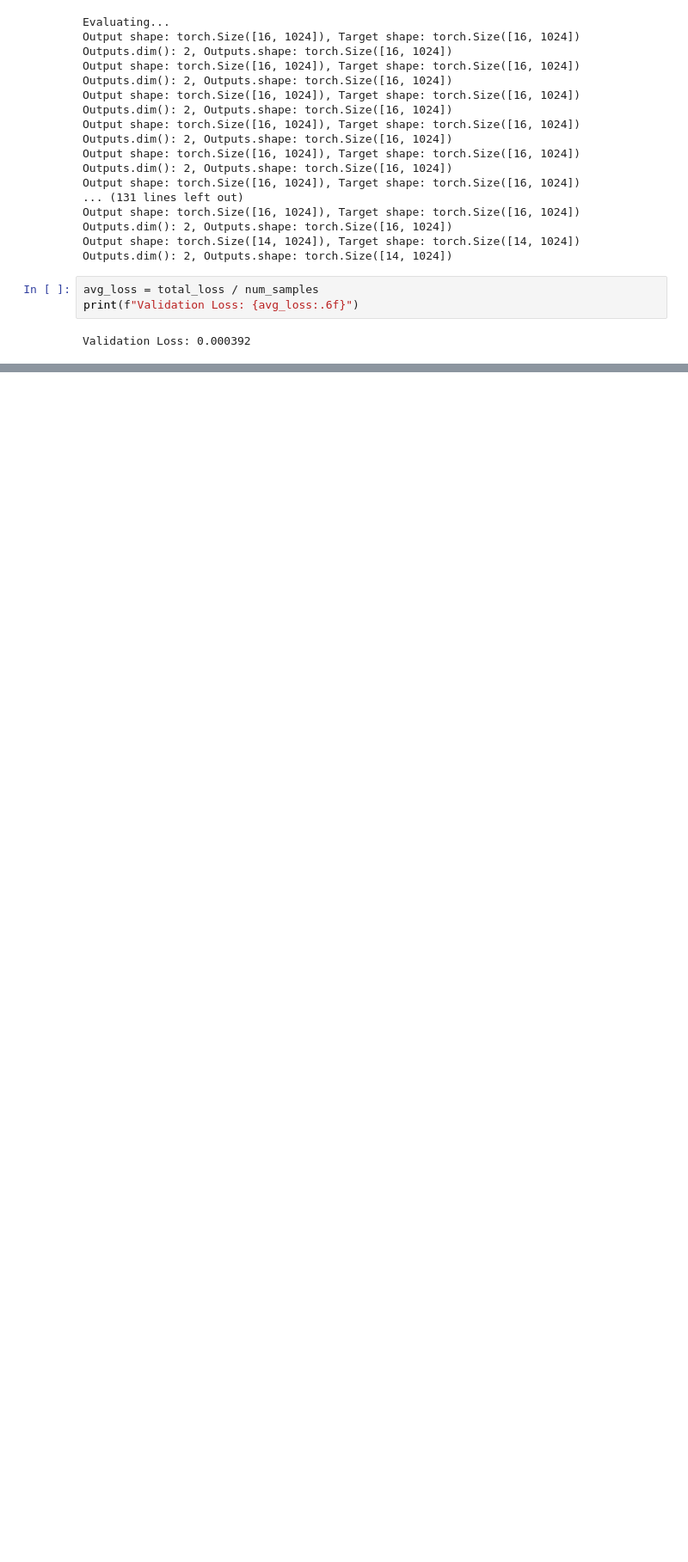
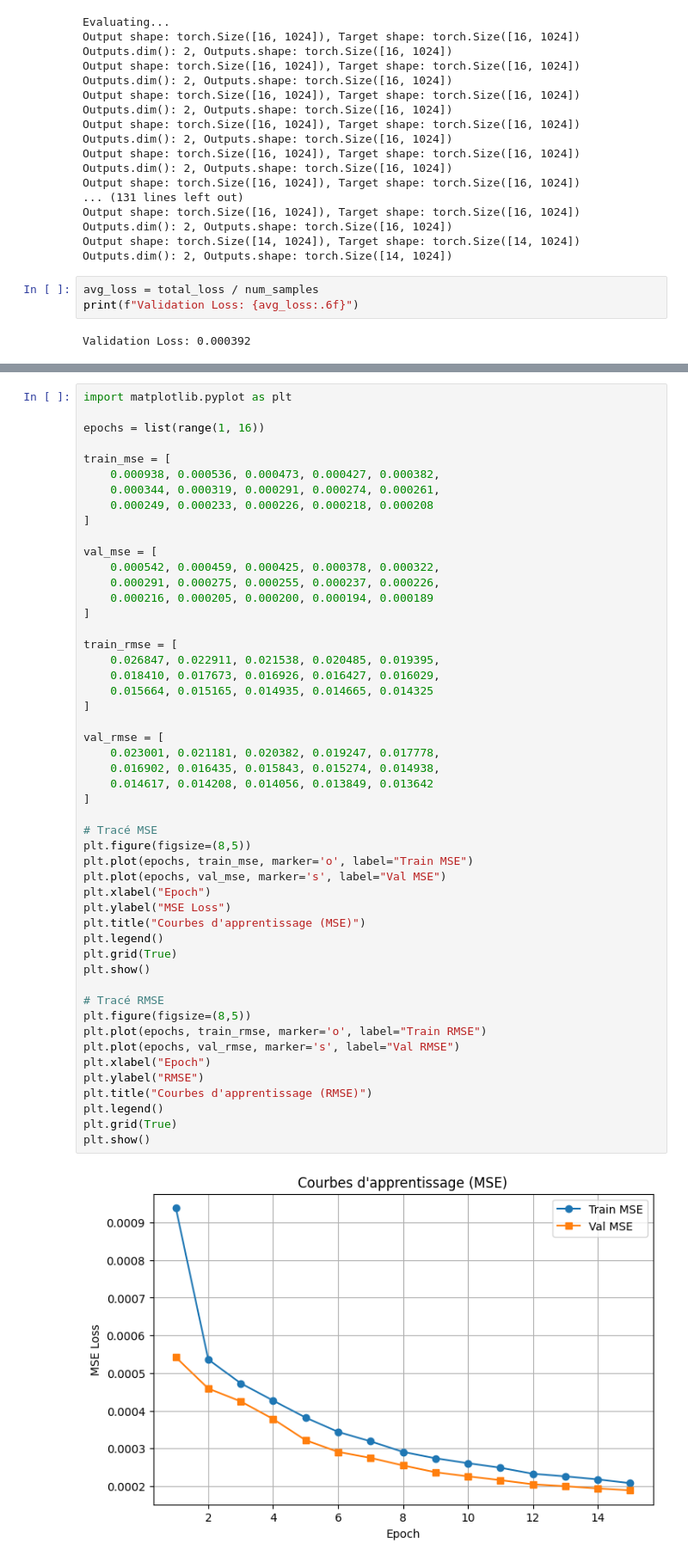
Before and after one commit to rovafifaliana/AFiLM, a Jupyter notebook: test.ipynb, the cells around one changed output, grey strips where cells are left out. Shown at 86% size. Drawn from its saved outputs; the diff is of its cells as text; blank space fills up the shorter version.

```diff
--- a/test.ipynb
+++ b/test.ipynb
@@ -391,0 +450,52 @@ Validation Loss: 0.000392
+# %%
+import matplotlib.pyplot as plt
+
+epochs = list(range(1, 16))
+
+train_mse = [
+    0.000938, 0.000536, 0.000473, 0.000427, 0.000382,
+    0.000344, 0.000319, 0.000291, 0.000274, 0.000261,
+    0.000249, 0.000233, 0.000226, 0.000218, 0.000208
+]
+
+val_mse = [
+    0.000542, 0.000459, 0.000425, 0.000378, 0.000322,
+    0.000291, 0.000275, 0.000255, 0.000237, 0.000226,
+    0.000216, 0.000205, 0.000200, 0.000194, 0.000189
+]
+
+train_rmse = [
+    0.026847, 0.022911, 0.021538, 0.020485, 0.019395,
+    0.018410, 0.017673, 0.016926, 0.016427, 0.016029,
+    0.015664, 0.015165, 0.014935, 0.014665, 0.014325
+]
+
+val_rmse = [
+    0.023001, 0.021181, 0.020382, 0.019247, 0.017778,
+    0.016902, 0.016435, 0.015843, 0.015274, 0.014938,
+    0.014617, 0.014208, 0.014056, 0.013849, 0.013642
+]
+
+# Tracé MSE
+plt.figure(figsize=(8,5))
+plt.plot(epochs, train_mse, marker='o', label="Train MSE")
+plt.plot(epochs, val_mse, marker='s', label="Val MSE")
+plt.xlabel("Epoch")
+plt.ylabel("MSE Loss")
+plt.title("Courbes d'apprentissage (MSE)")
+plt.legend()
+plt.grid(True)
+plt.show()
+
+# Tracé RMSE
+plt.figure(figsize=(8,5))
+plt.plot(epochs, train_rmse, marker='o', label="Train RMSE")
+plt.plot(epochs, val_rmse, marker='s', label="Val RMSE")
+plt.xlabel("Epoch")
+plt.ylabel("RMSE")
+plt.title("Courbes d'apprentissage (RMSE)")
+plt.legend()
+plt.grid(True)
+plt.show()
+# %% [output]
+[figure, added]
```
Also changed, not shown: parts of 6 cells of this notebook, 2 other files.
